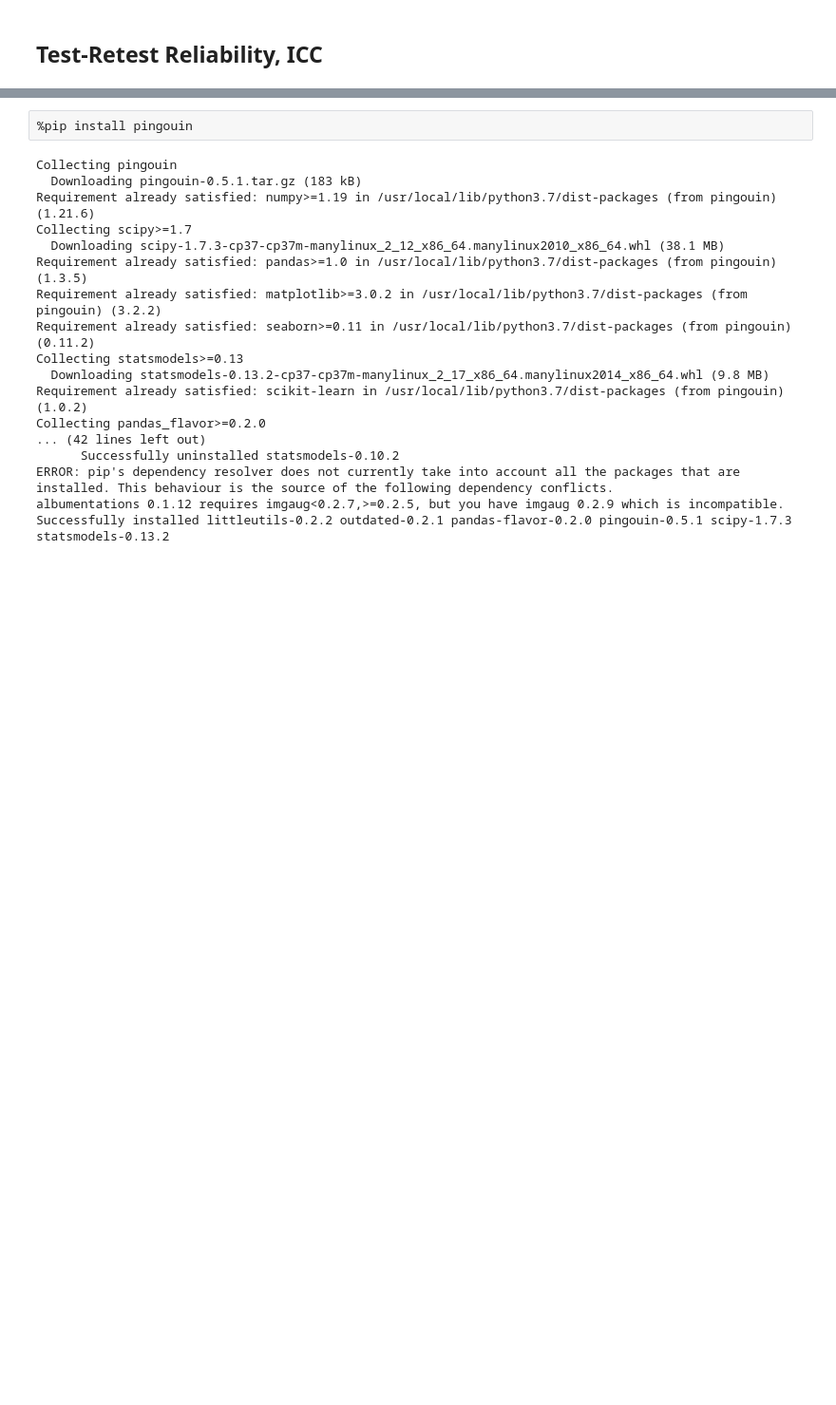
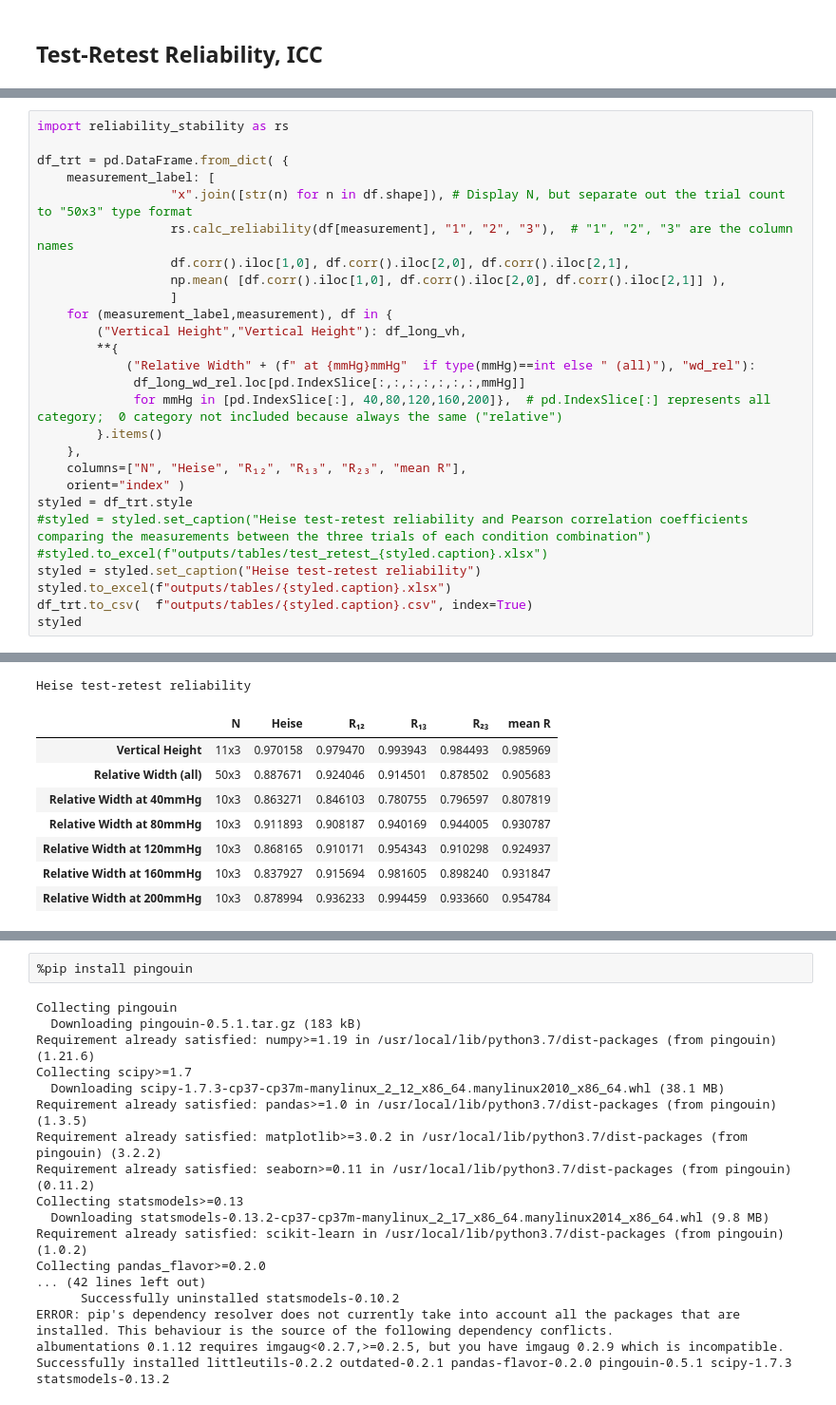
Before and after one commit to ryerrabelli/SpeculumAnalysis, a Jupyter notebook: src/notebooks/data_stats.ipynb, the cells around one changed output, grey strips where cells are left out. Shown at 95% size. Drawn from its saved outputs; the diff is of its cells as text; blank space fills up the shorter version.

Commit message:
Added displayable table of test-retest reliability info

```diff
--- a/src/notebooks/data_stats.ipynb
+++ b/src/notebooks/data_stats.ipynb
@@ -402,0 +469,28 @@ display( reliability_stability.calc_reliability(df_long_wd_rel, ("wd_rel","1"),
+# %%
+import reliability_stability as rs
+
+df_trt = pd.DataFrame.from_dict( {
+    measurement_label: [
+                  "x".join([str(n) for n in df.shape]), # Display N, but separate out the trial count to "50x3" type format
+                  rs.calc_reliability(df[measurement], "1", "2", "3"),  # "1", "2", "3" are the column names
+                  df.corr().iloc[1,0], df.corr().iloc[2,0], df.corr().iloc[2,1],
+                  np.mean( [df.corr().iloc[1,0], df.corr().iloc[2,0], df.corr().iloc[2,1]] ),
+                  ]
+    for (measurement_label,measurement), df in {
+        ("Vertical Height","Vertical Height"): df_long_vh,
+        **{
+            ("Relative Width" + (f" at {mmHg}mmHg"  if type(mmHg)==int else " (all)"), "wd_rel"):
+             df_long_wd_rel.loc[pd.IndexSlice[:,:,:,:,:,:,:,mmHg]]
+             for mmHg in [pd.IndexSlice[:], 40,80,120,160,200]},  # pd.IndexSlice[:] represents all category;  0 category not included because always the same ("relative")
+        }.items()
+    },
+    columns=["N", "Heise", "R₁₂", "R₁₃", "R₂₃", "mean R"],
+    orient="index" )
+styled = df_trt.style
+#styled = styled.set_caption("Heise test-retest reliability and Pearson correlation coefficients comparing the measurements between the three trials of each condition combination")
+#styled.to_excel(f"outputs/tables/test_retest_{styled.caption}.xlsx")
+styled = styled.set_caption("Heise test-retest reliability")
+styled.to_excel(f"outputs/tables/{styled.caption}.xlsx")
+df_trt.to_csv(  f"outputs/tables/{styled.caption}.csv", index=True)
+styled
+# %% [output]
@@ -402,0 +498,9 @@ display( reliability_stability.calc_reliability(df_long_wd_rel, ("wd_rel","1"),
+Heise test-retest reliability
+|  | N | Heise | R₁₂ | R₁₃ | R₂₃ | mean R |
+| Vertical Height | 11x3 | 0.970158 | 0.979470 | 0.993943 | 0.984493 | 0.985969 |
+| Relative Width (all) | 50x3 | 0.887671 | 0.924046 | 0.914501 | 0.878502 | 0.905683 |
+| Relative Width at 40mmHg | 10x3 | 0.863271 | 0.846103 | 0.780755 | 0.796597 | 0.807819 |
+| Relative Width at 80mmHg | 10x3 | 0.911893 | 0.908187 | 0.940169 | 0.944005 | 0.930787 |
+| Relative Width at 120mmHg | 10x3 | 0.868165 | 0.910171 | 0.954343 | 0.910298 | 0.924937 |
+| Relative Width at 160mmHg | 10x3 | 0.837927 | 0.915694 | 0.981605 | 0.898240 | 0.931847 |
+| Relative Width at 200mmHg | 10x3 | 0.878994 | 0.936233 | 0.994459 | 0.933660 | 0.954784 |
```
Also changed, not shown: parts of 18 cells of this notebook, 2 other files.
